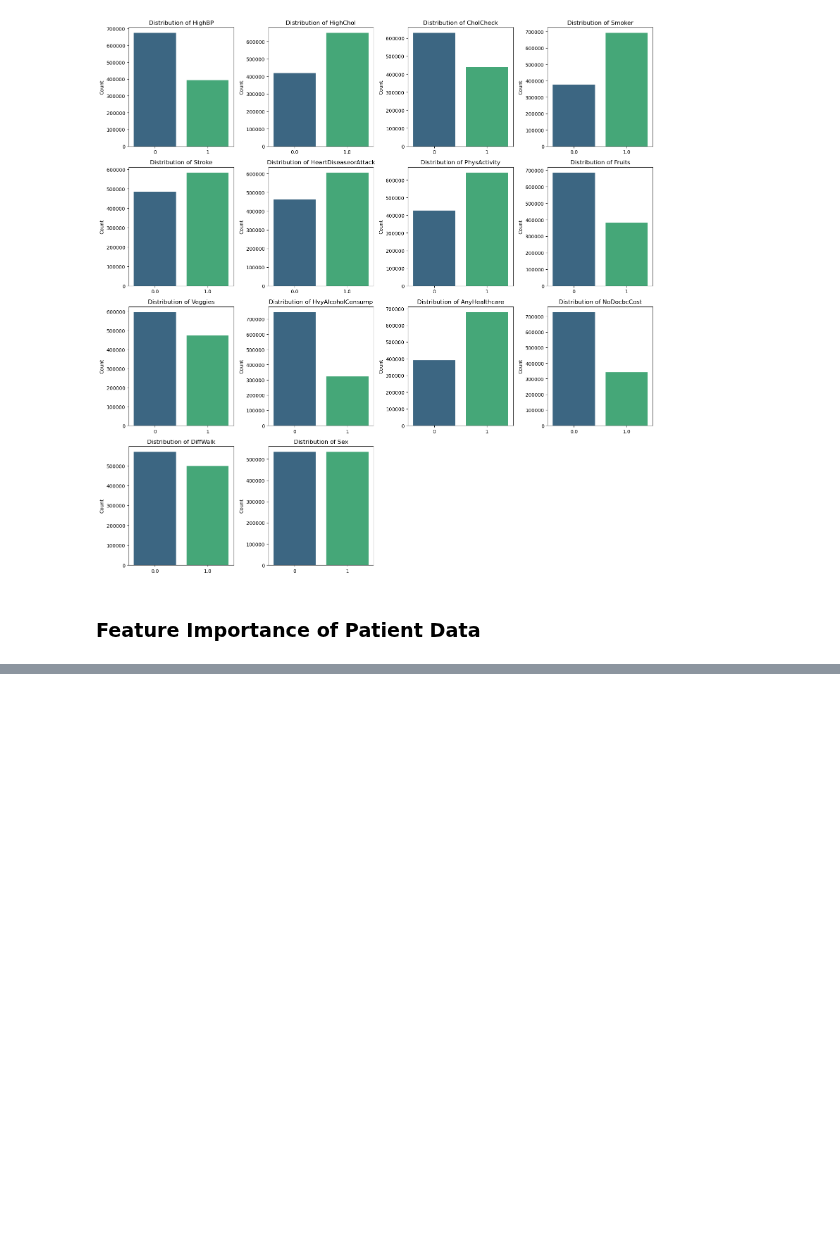
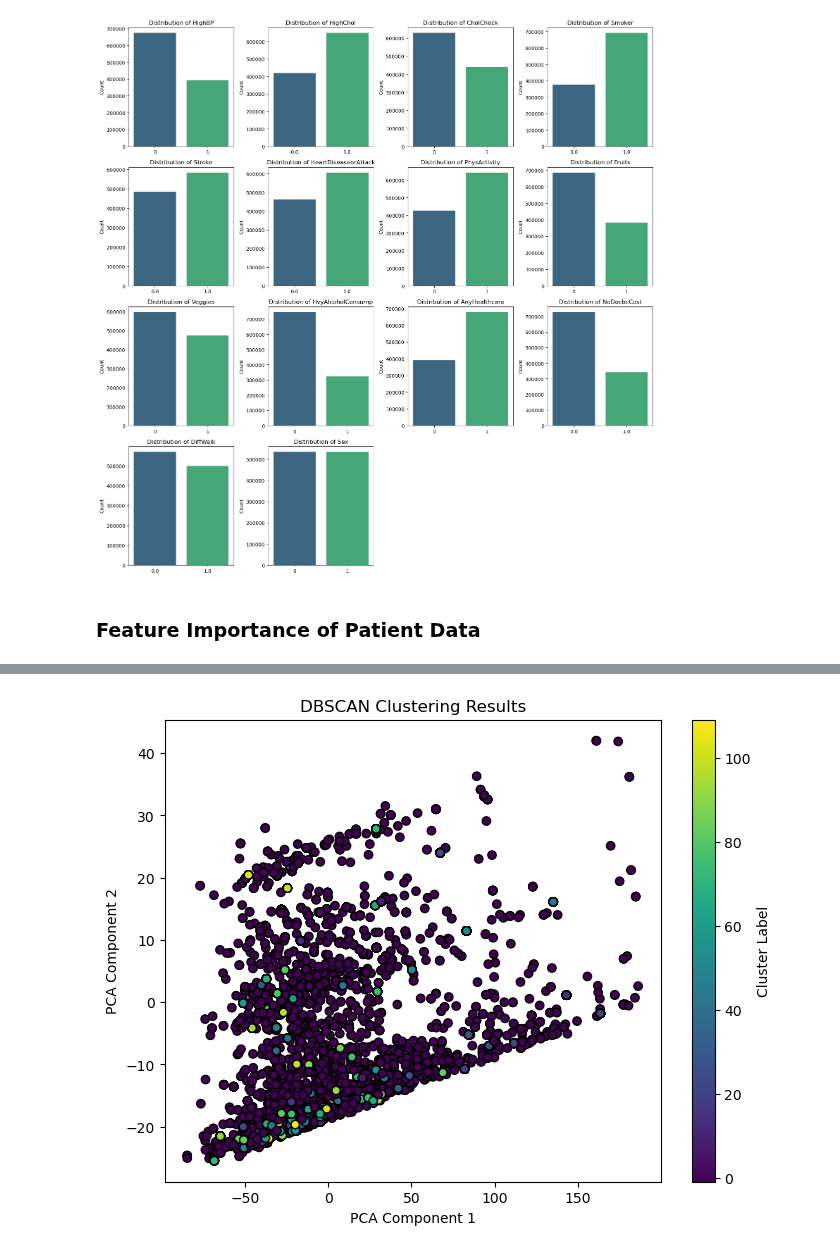
Before and after one commit to lvandine44/MADS-Capstone, a Jupyter notebook: 3-EDA and Preprocessing.ipynb, the cells around one changed output, grey strips where cells are left out. Cells and saved outputs as stored; diff of their text form; code cells hidden in the pictures; blank space fills up the shorter version.

Commit message:
DBSCAN

```diff
--- a/3-EDA and Preprocessing.ipynb
+++ b/3-EDA and Preprocessing.ipynb
@@ -387,0 +389,29 @@ AttributeError: 'NoneType' object has no attribute 'split'
+# %%
+# Sample to reduce computation speed
+patient_df_sample = patient_df_no_time.sample(n=10000)
+
+# Apply PCA to reduce dimensions to 2
+pca = PCA(n_components=2)
+reduced_df = pca.fit_transform(patient_df_sample)
+
+# Fit DBSCAN
+dbscan = DBSCAN(eps=0.3, min_samples=10)
+cluster_labels = dbscan.fit_predict(reduced_df)
+
+# Plot the clusters
+plt.figure(figsize=(8, 6))
+plt.scatter(
+    reduced_df[:, 0],
+    reduced_df[:, 1],
+    c=cluster_labels,
+    cmap='viridis',
+    marker='o',
+    edgecolor='k'
+)
+plt.title('DBSCAN Clustering Results')
+plt.xlabel('PCA Component 1')
+plt.ylabel('PCA Component 2')
+plt.colorbar(label='Cluster Label')
+plt.show()
+# %% [output]
+[figure, added]
```
Also changed, not shown: parts of 6 cells of this notebook.
